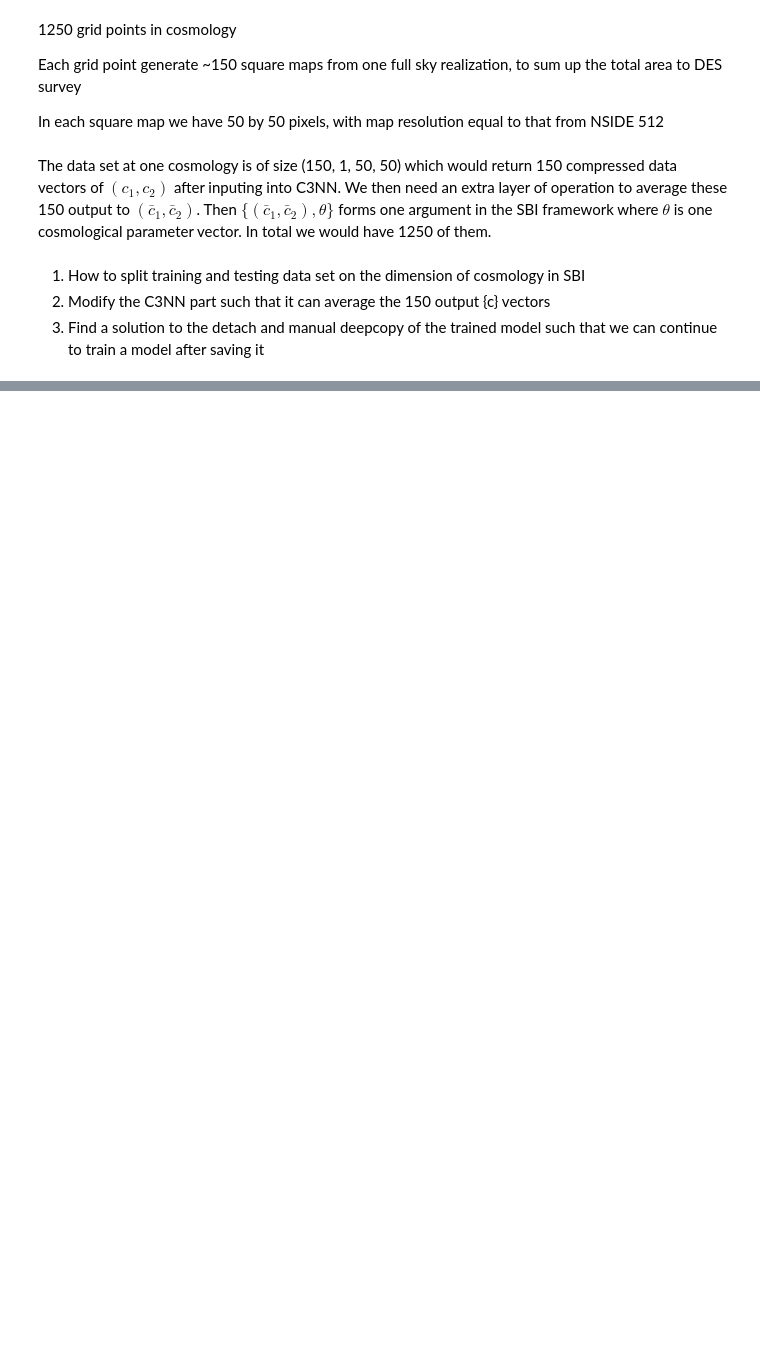
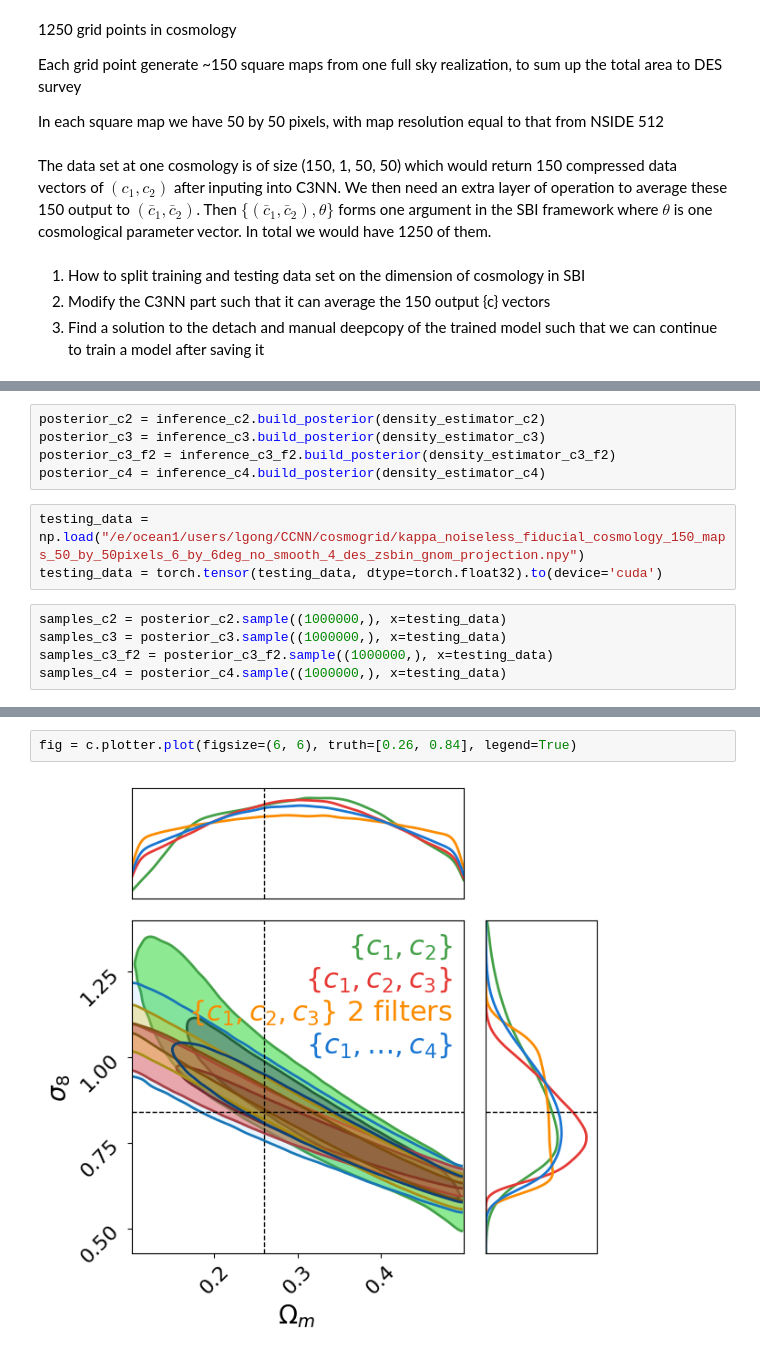
Before and after one commit to lgong6g/C3NN_inference, a Jupyter notebook: C3NN_Cosmogrid.ipynb, the cells around one changed output, grey strips where cells are left out. Saved outputs shown, nothing was run; the diff lists cells and outputs as text; blank space fills up the shorter version.

Commit message:
add changes to the c3nn inference notebook

```diff
--- a/C3NN_Cosmogrid.ipynb
+++ b/C3NN_Cosmogrid.ipynb
@@ -215,0 +239,13 @@ AttributeError: Can't pickle local object '_build_irrep_so2.<locals>.irrep'
+# %%
+posterior_c2 = inference_c2.build_posterior(density_estimator_c2)
+posterior_c3 = inference_c3.build_posterior(density_estimator_c3)
+posterior_c3_f2 = inference_c3_f2.build_posterior(density_estimator_c3_f2)
+posterior_c4 = inference_c4.build_posterior(density_estimator_c4)
+# %%
+testing_data = np.load("/e/ocean1/users/lgong/CCNN/cosmogrid/kappa_noiseless_fiducial_cosmology_150_maps_50_by_50pixels_6_by_6deg_no_smooth_4_des_zsbin_gnom_projection.npy")
+testing_data = torch.tensor(testing_data, dtype=torch.float32).to(device='cuda')
+# %%
+samples_c2 = posterior_c2.sample((1000000,), x=testing_data)
+samples_c3 = posterior_c3.sample((1000000,), x=testing_data)
+samples_c3_f2 = posterior_c3_f2.sample((1000000,), x=testing_data)
+samples_c4 = posterior_c4.sample((1000000,), x=testing_data)
@@ -215,0 +270,4 @@ AttributeError: Can't pickle local object '_build_irrep_so2.<locals>.irrep'
+# %%
+fig = c.plotter.plot(figsize=(6, 6), truth=[0.26, 0.84], legend=True)
+# %% [output]
+[figure, added]
```
Also changed, not shown: parts of 21 cells of this notebook.
